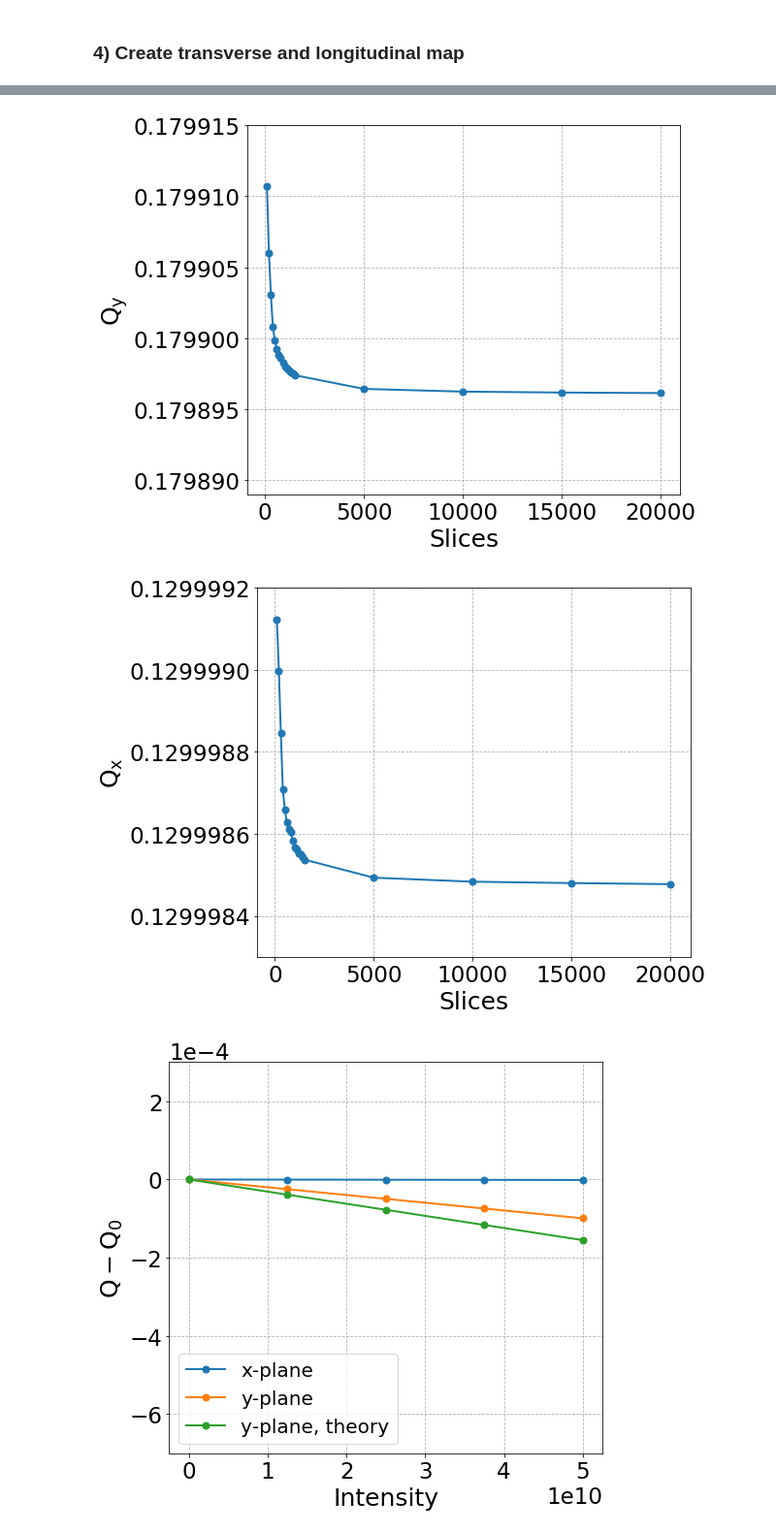
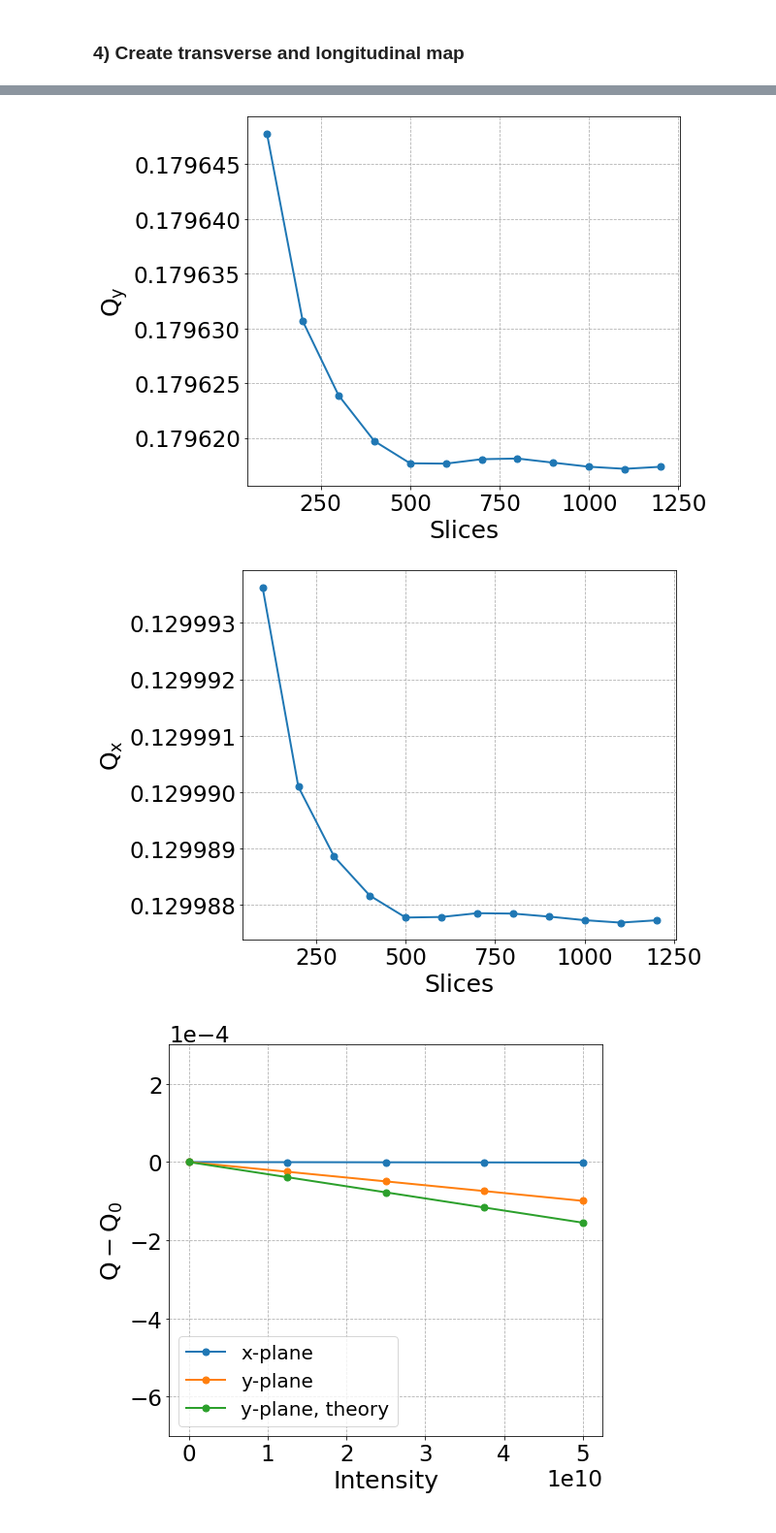
Before and after one commit to natriant/cc_rf_noise_pyheadtail, a Jupyter notebook: run_simulation/run_PyHEADTAIL_no_htcondor/impedance_studies/SPSheadtail_tune_shift_with_impedance-simple-ScanSlices.ipynb, the cells around one changed output, grey strips where cells are left out. Shown at 97% size. Cells and saved outputs as stored; diff of their text form; code cells hidden in the pictures.

```diff
--- a/run_simulation/run_PyHEADTAIL_no_htcondor/impedance_studies/SPSheadtail_tune_shift_with_impedance-simple-ScanSlices.ipynb
+++ b/run_simulation/run_PyHEADTAIL_no_htcondor/impedance_studies/SPSheadtail_tune_shift_with_impedance-simple-ScanSlices.ipynb
@@ -181,20 +181,23 @@ Createing bunch for intensity:50000000000.0
 # SLICER FOR WAKEFIELDS
 # ============
 
-slices_list = [100, 200, 300, 400, 500, 600, 700, 800]
-slices_list = [900, 1000, 1100, 1200]
-slices_list = [1300, 1400, 1500]
-slices_list = [5000, 10000, 15000]
+slices_list = [100, 200, 300, 400, 500, 600, 700, 800, 900, 1000, 1100, 1200]
+#slices_list = [900, 1000, 1100, 1200, 1300, 1400, 1500]
+#slices_list = [1300, 1400, 1500]
+#slices_list = [5000, 10000, 15000, 20000]
+#slices_list = [20000]
 
 for n_slices in slices_list:
     slicer_for_wakefields = UniformBinSlicer(n_slices, z_cuts=(-3.*sigma_z, 3.*sigma_z))#,circumference=circumference, h_bunch=h1)
 
     # WAKEFIELD
     # ==========
-    n_turns_wake = 1 #43  # for the moment we consider that the wakefield decays after 1 turn
-    wakefile1=('wakefields/SPS_wake_model_with_wall_2018_Q26_updated.txt')
+    n_turns_wake = 1  # for the moment we consider that the wakefield decays after 1 turn
+    #wakefile1=('wakefields/SPS_wake_model_with_wall_2018_Q26_updated.txt')
+    wakefile1=('wakefields/SPS_wake_model_with_kicker_2018_Q26.txt')
 
     ww1 = WakeTable(wakefile1, ['time', 'dipole_x', 'dipole_y', 'quadrupole_x', 'quadrupole_y'], n_turns_wake=n_turns_wake)
+    #ww1 = WakeTable(wakefile1, ['time', 'dipole_y'], n_turns_wake=n_turns_wake) # for analytical step transitions only
 
     # only dipolar kick
     #my_length = len(ww1.wake_table['quadrupole_x'])
@@ -216,17 +219,6 @@ for n_slices in slices_list:
 
     longitudinal_map = LinearMap([alpha], circumference, Q_s)
 
-    ### Set up the accelerator
-    if ampNoiseOn == 1:
-        ampKicks = np.random.normal(0, stdAmpNoise, n_turns)
-    else:
-        ampKicks = np.zeros(n_turns)
-    if phaseNoiseOn == 1:
-        phaseKicks = np.random.normal(0, stdPhaseNoise, n_turns)
-    else:
-        phaseKicks = np.zeros(n_turns)
-
-    t0 = time.clock()
 
     one_turn_map = []
     for i, segment in enumerate(transverse_map):
@@ -255,15 +247,6 @@ for n_slices in slices_list:
     file2.close()
     for i in range(n_turns):
 
-        # Crab cavity
-        Vcc = 1e6
-        p_cc = Vcc/(gamma*.938e9)  # Vo/Eb
-
-        # Gaussian Amplitude noise
-        bunch.yp += ampKicks[i]*np.sin(2*np.pi*400e6/(bunch.beta*c)*bunch.z)
-
-        # Gaussian Phase noise
-        bunch.yp += phaseKicks[i]*np.cos(2*np.pi*400e6/(bunch.beta*c)*bunch.z)
 
         #These next two lines actually "run" the simulation - the computationally heavy part
         for m in one_turn_map:
@@ -287,7 +270,7 @@ for n_slices in slices_list:
 
     print('--> Done.')
 
-    print("Simulation time in seconds: " + str(time.clock() - t0))
+    print("Simulation time in seconds: ")# + str(time.clock() - t0))
 # %% [output]
 dipole_x Assuming ultrarelativistic wake.
 dipole_y Assuming ultrarelativistic wake.
@@ -317,7 +295,7 @@ Qx_list, Qy_list = [], []
 #Qx_list.insert(0, 0.13)
 #Qy_list.insert(0, 0.18)
 
-slices_list = [100, 200, 300, 400, 500, 600, 700, 800, 900, 1000, 1100, 1200, 1300, 1400, 1500, 5000, 10000, 15000, 20000]
+slices_list = [100, 200, 300, 400, 500, 600, 700, 800, 900, 1000, 1100, 1200]#, 1300, 1400, 1500, 5000, 10000, 15000, 20000]
 
 for n_slices in slices_list:
     # Load the file with all of the saved data from the run
@@ -332,30 +310,31 @@ Qy_list[-1]
 # %%
 plt.plot(slices_list, np.array(Qy_list), '-o')
 plt.xlabel('Slices')
 plt.ylabel(r'$\mathrm{Q_y}$')
 plt.grid(ls='--')
-plt.ylim(0.179889, 0.179915)
+plt.ticklabel_format(useOffset=False)
+#plt.ylim(0.179889, 0.179915)
 #plt.tight_layout()
 
-savefig = False
+savefig = True
 if savefig:
     plt.savefig(f'Qy_vs_slices_270GeV_QpxQpy0_walls_updated_points_below0.01ns_sigmaz{sigma_z}.png', bbox_inches='tight')
 # %% [output]
-[figure, old version]
+[figure, new version]
 # %%
 plt.plot(slices_list, np.array(Qx_list), '-o')
 plt.xlabel('Slices')
 plt.ylabel(r'$\mathrm{Q_x}$')
 plt.grid(ls='--')
-plt.ylim(0.1299983, 0.1299992)
+#plt.ylim(0.1299983, 0.1299992)
 #plt.tight_layout()
 plt.ticklabel_format(useOffset=False)
 
-savefig = False
+savefig = True
 if savefig:
     plt.savefig(f'Qx_vs_slices_270GeV_QpxQpy0_walls_updated_points_below0.01ns_sigmaz{sigma_z}.png', bbox_inches='tight')
 # %% [output]
-[figure, old version]
+[figure, new version]
 # %%
 Qy_coherent = {}
 Qx_coherent = {}
```
Also changed, not shown: parts of 4 cells of this notebook, 30 other files.
